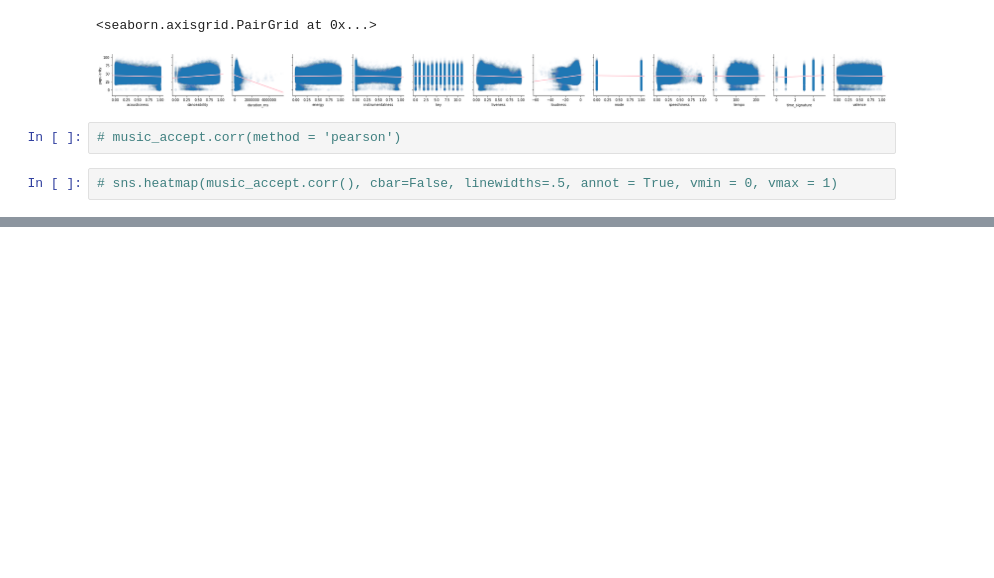
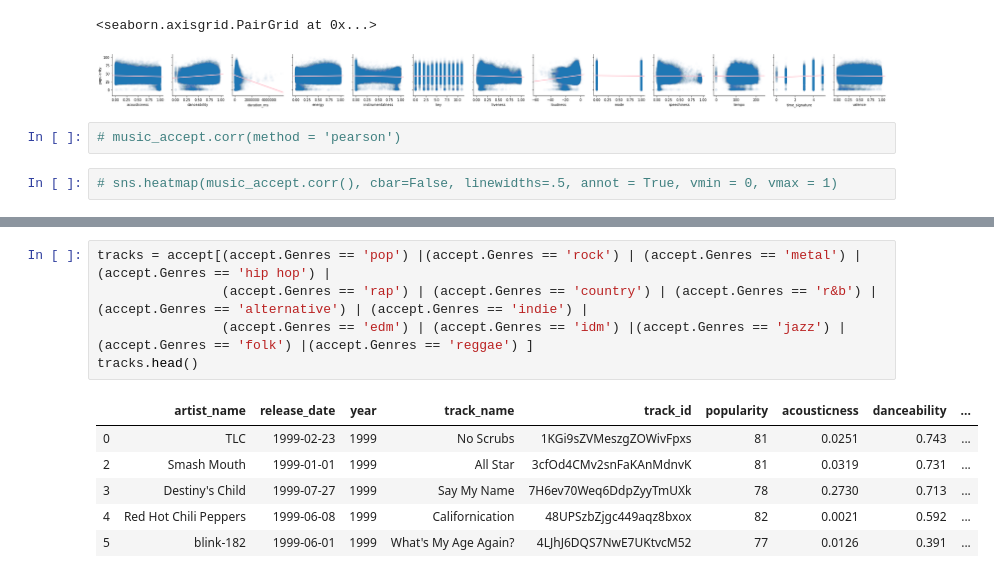
Before and after one commit to fsarraf/Mod4_Project, a Jupyter notebook: Mahima's working notebook.ipynb, the cells around one changed output, grey strips where cells are left out. Saved outputs shown, nothing was run; the diff lists cells and outputs as text; blank space fills up the shorter version.

```diff
--- a/Mahima's working notebook.ipynb
+++ b/Mahima's working notebook.ipynb
@@ -184,0 +257,12 @@ sns.pairplot(music_accept,
+# %%
+tracks = accept[(accept.Genres == 'pop') |(accept.Genres == 'rock') | (accept.Genres == 'metal') | (accept.Genres == 'hip hop') |
+                (accept.Genres == 'rap') | (accept.Genres == 'country') | (accept.Genres == 'r&b') | (accept.Genres == 'alternative') | (accept.Genres == 'indie') |
+                (accept.Genres == 'edm') | (accept.Genres == 'idm') |(accept.Genres == 'jazz') |(accept.Genres == 'folk') |(accept.Genres == 'reggae') ]
+tracks.head()
+# %% [output]
+|  | artist_name | release_date | year | track_name | track_id | popularity | acousticness | danceability | ... |
+| 0 | TLC | 1999-02-23 | 1999 | No Scrubs | 1KGi9sZVMeszgZOWivFpxs | 81 | 0.0251 | 0.743 | ... |
+| 2 | Smash Mouth | 1999-01-01 | 1999 | All Star | 3cfOd4CMv2snFaKAnMdnvK | 81 | 0.0319 | 0.731 | ... |
+| 3 | Destiny's Child | 1999-07-27 | 1999 | Say My Name | 7H6ev70Weq6DdpZyyTmUXk | 78 | 0.2730 | 0.713 | ... |
+| 4 | Red Hot Chili Peppers | 1999-06-08 | 1999 | Californication | 48UPSzbZjgc449aqz8bxox | 82 | 0.0021 | 0.592 | ... |
+| 5 | blink-182 | 1999-06-01 | 1999 | What's My Age Again? | 4LJhJ6DQS7NwE7UKtvcM52 | 77 | 0.0126 | 0.391 | ... |
```
Also changed, not shown: parts of 21 cells of this notebook, 1 other file.
